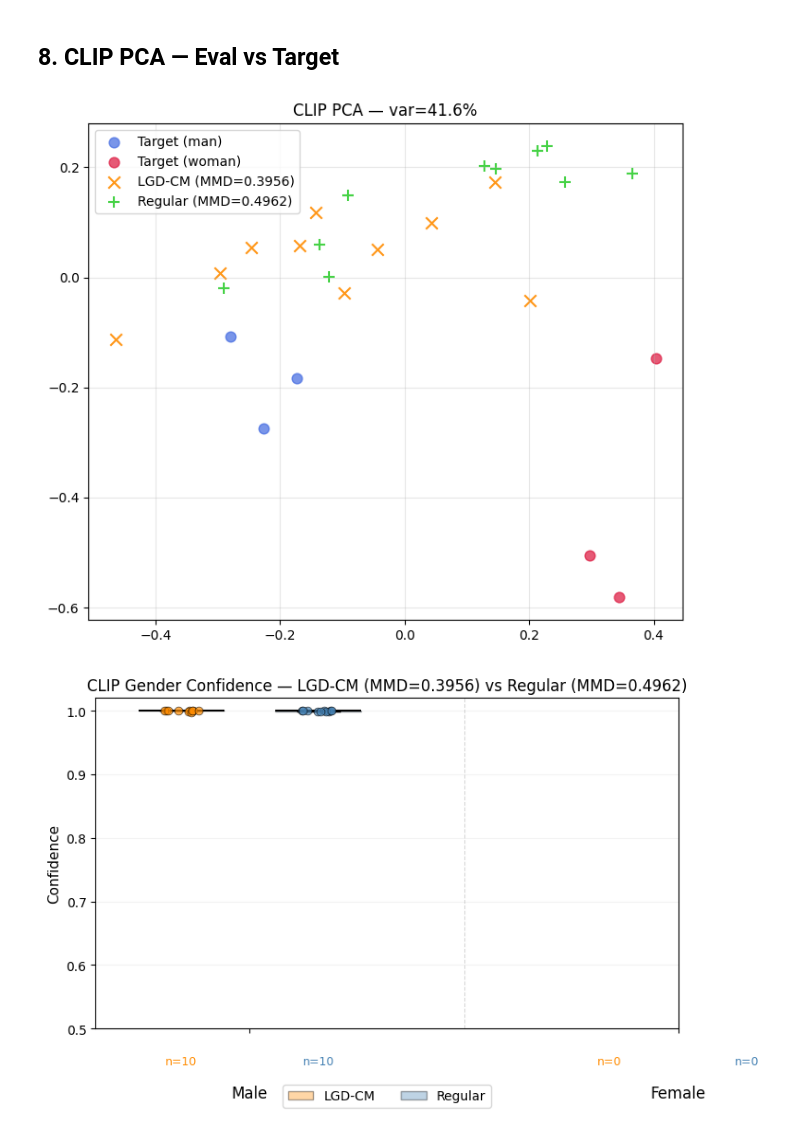
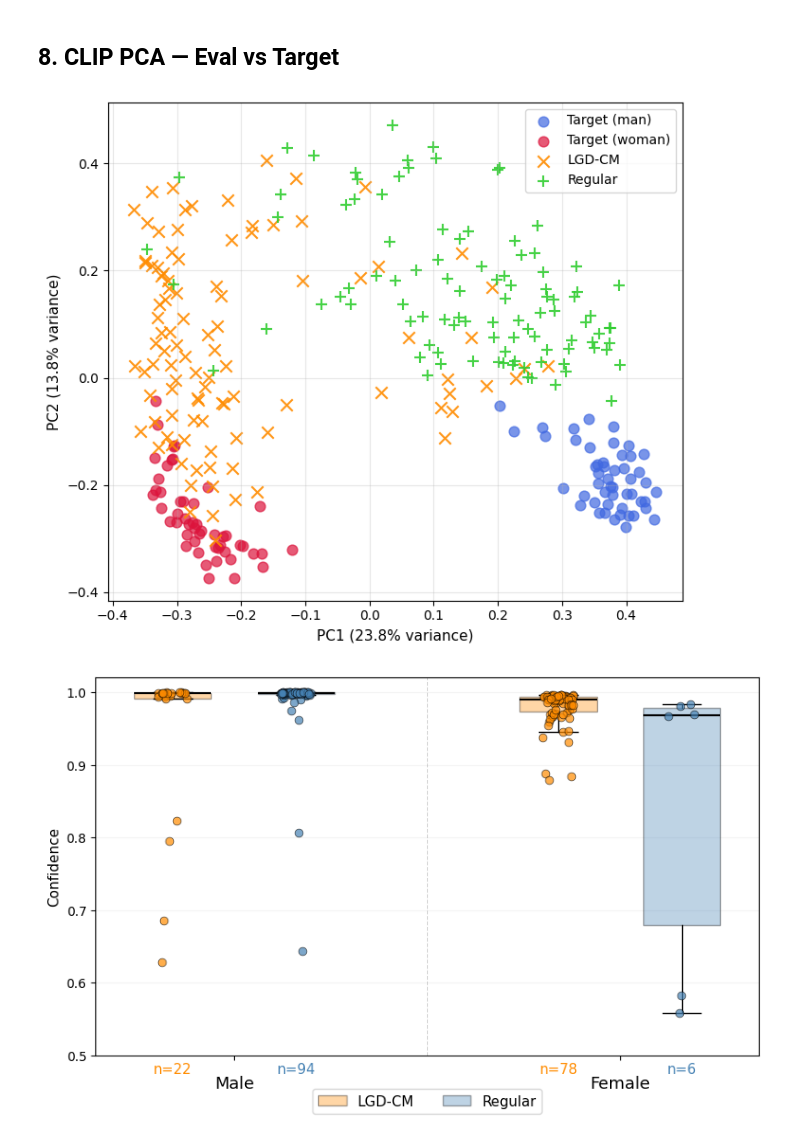
Before and after one commit to orineo1/conditional-matching-paper, a Jupyter notebook: SD_cond_SD_controlnet/eval_scribble.ipynb, the cells around one changed output. Cells and saved outputs as stored; diff of their text form; code cells hidden in the pictures.

```diff
--- a/SD_cond_SD_controlnet/eval_scribble.ipynb
+++ b/SD_cond_SD_controlnet/eval_scribble.ipynb
@@ -97,8 +97,8 @@ Device: cuda
 
 # ── Option B: download from Google Drive share links ─────────────────────────
 import subprocess
-GDRIVE_URL_1 = "https://drive.google.com/file/d/1XNR7Fy0NXsM-emf6kXBQ759FCOGwYXd5/view?usp=sharing"
-GDRIVE_URL_2 = "https://drive.google.com/file/d/1Q8WjgcMxkvxXIdwhacod3dBi0ZsO1QcA/view?usp=sharing"
+GDRIVE_URL_1 = "https://drive.google.com/file/d/18db4wAnld7C3YVPO9aX6h59omVi9iau1/view?usp=sharing"
+GDRIVE_URL_2 = "https://drive.google.com/file/d/1ZaZECrj2CDt7Y9PDDvN7H7LkgVM8miGd/view?usp=sharing"
 SCRIBBLE_NPY_1, SCRIBBLE_NPY_2 = "/tmp/scribble_1.npy", "/tmp/scribble_2.npy"
 
 for url, path in [(GDRIVE_URL_1, SCRIBBLE_NPY_1), (GDRIVE_URL_2, SCRIBBLE_NPY_2)]:
@@ -134,12 +134,3 @@ plt.tight_layout(); plt.show()
 # %% [output]
 Scribble 1 (LGD-CM): shape=(1, 512, 512, 3)  dtype=uint8
 Scribble 2 (Regular): shape=(1, 512, 512, 3)  dtype=uint8
-# %%
-
-scribble_pil_1 = load_scribble(SCRIBBLE_NPY_1, "Scribble 1 (LGD-CM)")
-scribble_pil_2 = load_scribble(SCRIBBLE_NPY_2, "Scribble 2 (Regular)")
-
-fig, axes = plt.subplots(1, 2, figsize=(8, 4))
-axes[0].imshow(scribble_pil_1); axes[0].set_title("Scribble 1 (LGD-CM)");  axes[0].axis('off')
-axes[1].imshow(scribble_pil_2); axes[1].set_title("Scribble 2 (Regular)"); axes[1].axis('off')
-plt.tight_layout(); plt.show()
@@ -180,7 +160,7 @@ from generation import generate_and_store_cs
 from clip_utils  import encode_images_clip
 from visualization import plot_row
 
-N_TARGETS       = 6          # total target images (split evenly)
+N_TARGETS       = 100        # total target images (split evenly)
 CONTROLNET_SCALE = 0.5
 MAN_PROMPT   = "a superrealistic portrait photograph of a man, studio lighting"
 WOMAN_PROMPT = "a superrealistic portrait photograph of a woman, studio lighting"
@@ -211,7 +189,7 @@ Target CLIP embeddings: torch.Size([6, 768])
 # %% [markdown]
 ## 5. Generate Eval Photos from Scribble
 # %%
-N_EVAL       = 10
+N_EVAL       = 100
 EVAL_PROMPT  = "a superrealistic professional photograph of"
 
 def generate_eval_photos(scribble_pil, n=N_EVAL):
@@ -302,31 +306,38 @@ Regular — Male: 10  Female: 0  MMD: 0.4962
 # %%
 from sklearn.decomposition import PCA
 from matplotlib.patches import Patch
 
 # ── PCA ───────────────────────────────────────────────────────────────────────
 target_np = all_clip_embeddings.cpu().numpy()
 combined  = np.vstack([target_np, eval_clip_np_1, eval_clip_np_2])
 
 pca    = PCA(n_components=2)
 coords = pca.fit_transform(combined)
 
 t_man   = coords[:n_half]
 t_woman = coords[n_half : 2 * n_half]
 e1_pts  = coords[2 * n_half : 2 * n_half + len(eval_clip_np_1)]
 e2_pts  = coords[2 * n_half + len(eval_clip_np_1):]
 
+var1 = pca.explained_variance_ratio_[0]
+var2 = pca.explained_variance_ratio_[1]
+
 fig, ax = plt.subplots(figsize=(7, 6))
 ax.scatter(t_man[:,0],  t_man[:,1],  c='royalblue', s=60, alpha=0.7, label='Target (man)')
 ax.scatter(t_woman[:,0],t_woman[:,1],c='crimson',   s=60, alpha=0.7, label='Target (woman)')
-ax.scatter(e1_pts[:,0], e1_pts[:,1], c='darkorange',s=80, alpha=0.9, marker='x', label=f'LGD-CM (MMD={mmd_1:.4f})')
-ax.scatter(e2_pts[:,0], e2_pts[:,1], c='limegreen', s=80, alpha=0.9, marker='+', label=f'Regular (MMD={mmd_2:.4f})')
-ax.set_title(f"CLIP PCA — var={pca.explained_variance_ratio_.sum():.1%}")
-ax.legend(); ax.grid(True, alpha=0.3)
-plt.tight_layout(); display(fig); plt.close()
+ax.scatter(e1_pts[:,0], e1_pts[:,1], c='darkorange',s=80, alpha=0.9, marker='x', label='LGD-CM')
+ax.scatter(e2_pts[:,0], e2_pts[:,1], c='limegreen', s=80, alpha=0.9, marker='+', label='Regular')
+
+ax.set_xlabel(f'PC1 ({var1:.1%} variance)', fontsize=11)
+ax.set_ylabel(f'PC2 ({var2:.1%} variance)', fontsize=11)
+ax.legend()
+ax.grid(True, alpha=0.3)
+plt.tight_layout()
+display(fig)
+plt.close()
 # %% [output]
-[figure, old version]
+[figure, new version]
 # %%
-
 # ── Boxplot ───────────────────────────────────────────────────────────────────
 def split_conf(results):
     return ([r["p_male"]   for r in results if r["label"] == "male"],
@@ -350,21 +361,32 @@ for pts, pos, col in zip(data, positions, colors):
         ax.scatter(np.full(len(pts), pos) + jitter, pts,
                    color=col, alpha=0.7, s=40, zorder=3, edgecolors="black", linewidth=0.5)
 
+# n= labels — moved higher
 for pos, count, col in zip(positions, counts, colors):
-    ax.text(pos, -0.08, f"n={count}", transform=ax.get_xaxis_transform(),
-            ha="center", va="top", color=col, fontsize=9)
+    ax.text(pos, -0.02, f"n={count}", transform=ax.get_xaxis_transform(),
+            ha="center", va="top", color=col, fontsize=11, )
 
+# Male / Female labels — moved higher
 ax.set_xticks([1.4, 3.9])
-ax.set_xticklabels(["Male", "Female"], fontsize=12)
-ax.tick_params(axis="x", pad=40)
+ax.set_xticklabels(["Male", "Female"], fontsize=13, )
+ax.tick_params(axis="x", pad=12)
+
 ax.set_ylim(0.5, 1.02)
 ax.set_ylabel("Confidence", fontsize=11)
-ax.set_title(f"CLIP Gender Confidence — LGD-CM (MMD={mmd_1:.4f}) vs Regular (MMD={mmd_2:.4f})", fontsize=12)
+# ax.set_title(f"CLIP Gender Confidence — LGD-CM (MMD={mmd_1:.4f}) vs Regular (MMD={mmd_2:.4f})", fontsize=12)
 ax.axvline(2.65, color="gray", lw=0.8, linestyle="--", alpha=0.3)
 ax.grid(True, alpha=0.15, axis="y")
-ax.legend(handles=[Patch(facecolor="darkorange", alpha=0.35, edgecolor="black", label="LGD-CM"),
-                   Patch(facecolor="steelblue",  alpha=0.35, edgecolor="black", label="Regular")],
-          loc="upper center", bbox_to_anchor=(0.5, -0.15), ncol=2, frameon=True, fontsize=10)
-plt.tight_layout(); display(fig); plt.close()
+
+# Legend — moved higher
+ax.legend(
+    handles=[Patch(facecolor="darkorange", alpha=0.35, edgecolor="black", label="LGD-CM"),
+             Patch(facecolor="steelblue",  alpha=0.35, edgecolor="black", label="Regular")],
+    loc="upper center", bbox_to_anchor=(0.5, -0.07), ncol=2,
+    frameon=True, fontsize=11,
+)
+
+plt.tight_layout()
+display(fig)
+plt.close()
 # %% [output]
-[figure, old version]
+[figure, new version]
```
Also changed, not shown: parts of 7 cells of this notebook.
